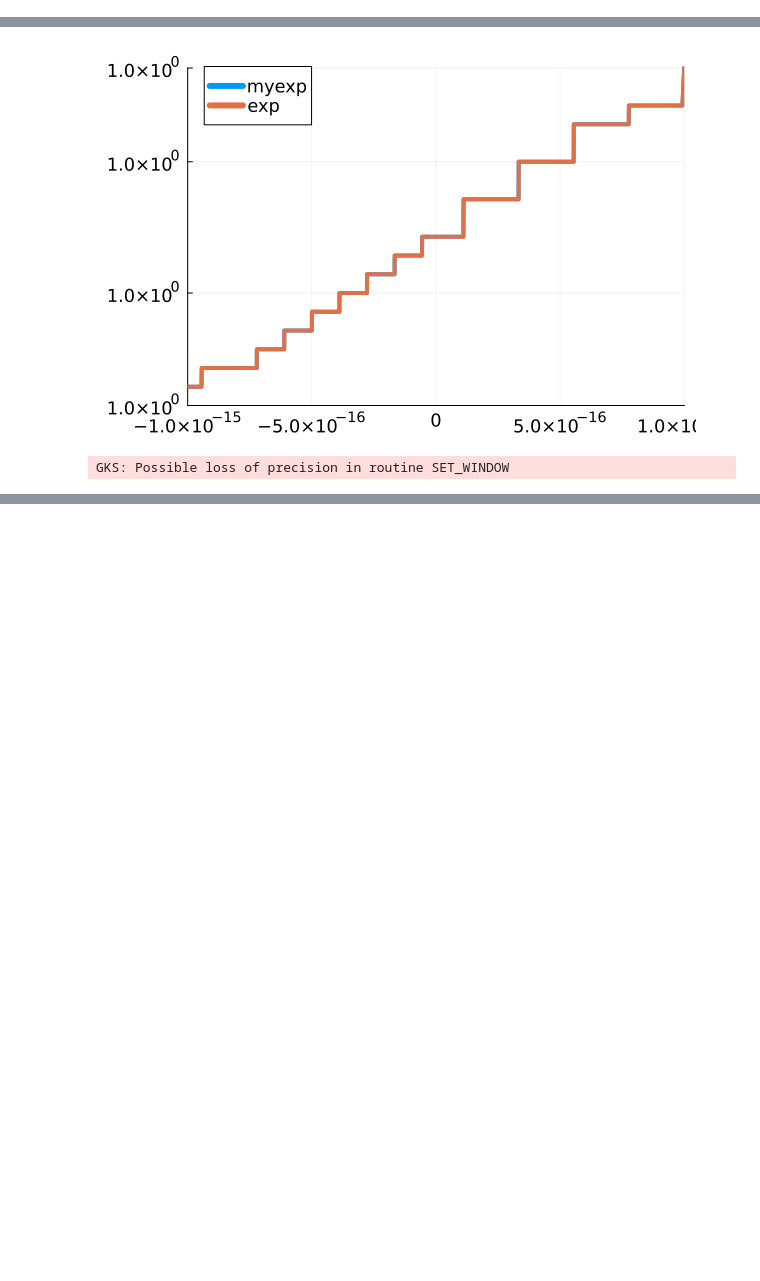
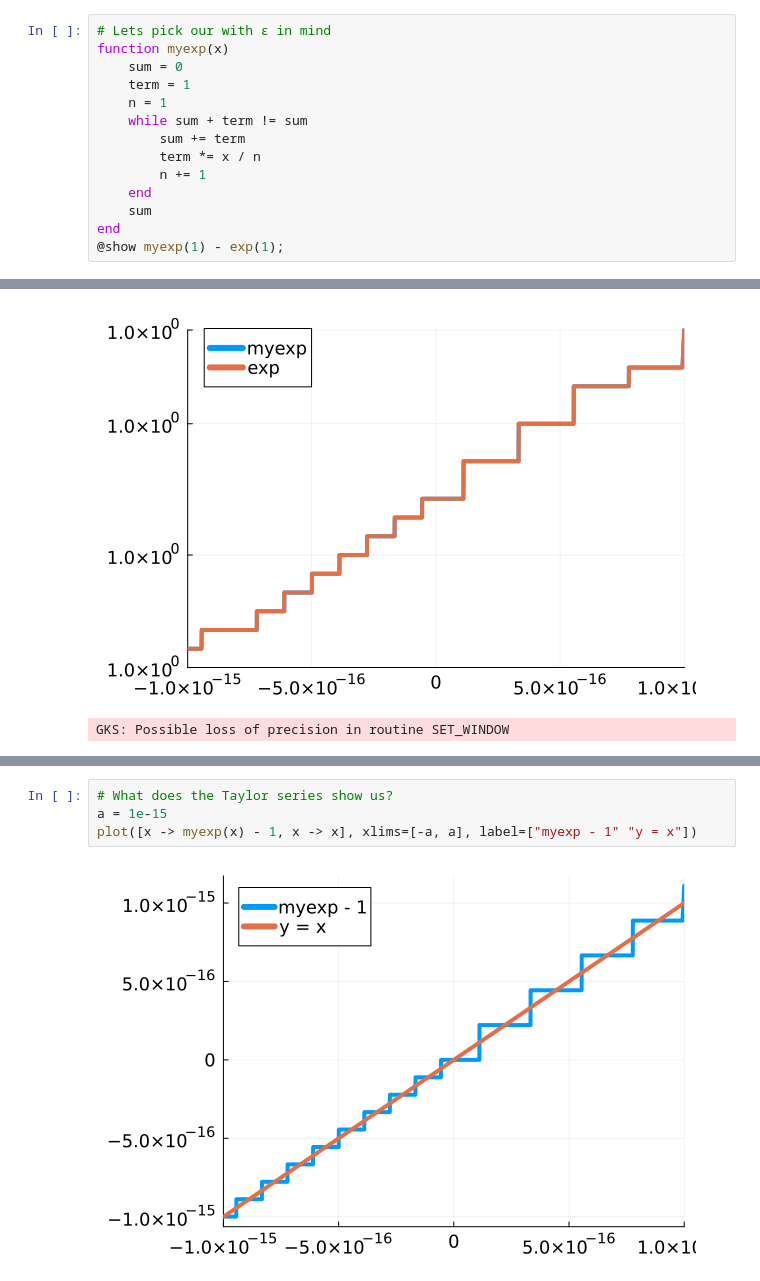
Before and after one commit to jeremylt/csci-3656-fall-2025, a Jupyter notebook: source/notebooks/2025-08-27-Function-Error.ipynb, the cells around one changed output, grey strips where cells are left out. Cells and saved outputs as stored; diff of their text form; blank space fills up the shorter version.

```diff
--- a/source/notebooks/2025-08-27-Function-Error.ipynb
+++ b/source/notebooks/2025-08-27-Function-Error.ipynb
@@ -150,3 +150,17 @@ end
 @show myexp(1) - exp(1);
 # %% [output]
 myexp(1) - exp(1) = 1.445646891729250136554224997792468345749669676277240766303534163549513721620773e-16
+# %%
+# Lets pick our with ϵ in mind
+function myexp(x)
+    sum = 0
+    term = 1
+    n = 1
+    while sum + term != sum
+        sum += term
+        term *= x / n
+        n += 1
+    end
+    sum
+end
+@show myexp(1) - exp(1);
@@ -165,0 +200,6 @@ GKS: Possible loss of precision in routine SET_WINDOW
+# %%
+# What does the Taylor series show us?
+a = 1e-15
+plot([x -> myexp(x) - 1, x -> x], xlims=[-a, a], label=["myexp - 1" "y = x"])
+# %% [output]
+[figure, added]
```
Also changed, not shown: parts of 21 cells of this notebook, 2 other files.
